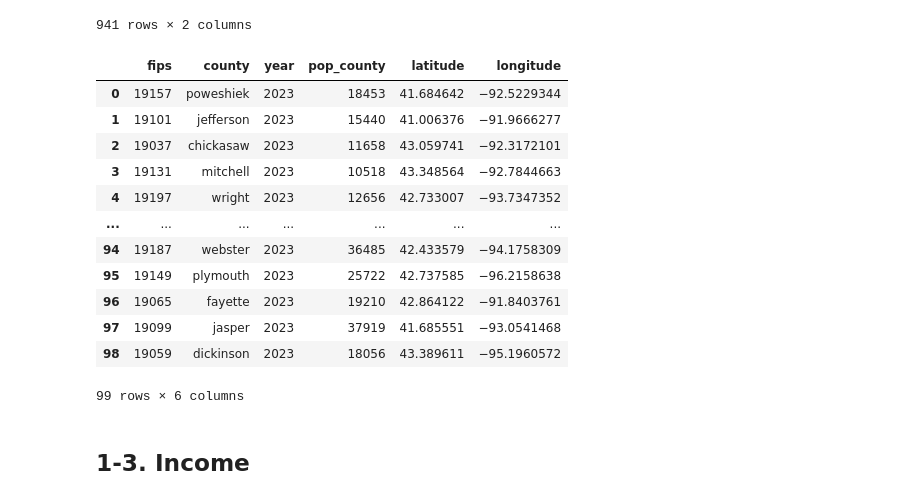
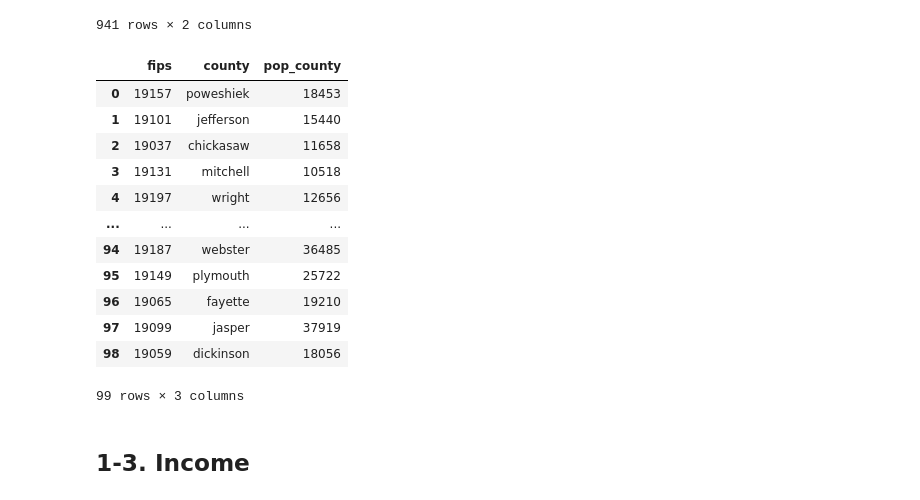
Before and after one commit to advanced-computing/fred-naga-lab2, a Jupyter notebook: iowa_liquor_naga.ipynb, the cells around one changed output. Saved outputs shown, nothing was run; the diff lists cells and outputs as text; code cells hidden in the pictures.

```diff
--- a/iowa_liquor_naga.ipynb
+++ b/iowa_liquor_naga.ipynb
@@ -173,43 +162,43 @@ df_pop_city
 # %%
 df_pop_county = pd.read_csv('data/population_county.csv')
 df_pop_county.columns = df_pop_county.columns.str.lower()
 df_pop_county.rename(columns={
     'population': 'pop_county'
 }, inplace=True)
 df_pop_county['year'] = df_pop_county['year'].str[-4:]
 df_pop_county['county'] = df_pop_county['county'].str[:-7]
 df_pop_county['county'] = df_pop_county['county'].str.lower()
 df_pop_county = df_pop_county[['fips','county', 'year', 'pop_county']]
 df_pop_county = df_pop_county[df_pop_county['year']=='2023']
 
 df_geo_county = pd.read_csv('data/geo_county.csv')
 df_geo_county.rename(columns={
     'Geographic Area Name (NAME)': 'county',
     'Internal Point (Latitude) (INTPTLAT)': 'latitude',
     'Internal Point (Longitude) (INTPTLON)': 'longitude'
 }, inplace=True)
 df_geo_county.columns = df_geo_county.columns.str.lower()
 df_geo_county['county'] = df_geo_county['county'].str[:-13]
 df_geo_county['county'] = df_geo_county['county'].str.lower()
 df_geo_county = df_geo_county[['county','latitude', 'longitude']]
-
-df_pop_geo_county = pd.merge(df_pop_county, df_geo_county, on='county', how='left')
-df_pop_geo_county.to_csv('data/pop_geo_county.csv', index=False)
-df_pop_geo_county
+df_pop_county = pd.merge(df_pop_county, df_geo_county, on='county', how='left')
+df_pop_county = df_pop_county[['fips', 'county', 'pop_county']]
+df_pop_county.to_csv('data/pop_county.csv', index=False)
+df_pop_county
 # %% [output]
-|  | fips | county | year | pop_county | latitude | longitude |
-| 0 | 19157 | poweshiek | 2023 | 18453 | 41.684642 | −92.5229344 |
-| 1 | 19101 | jefferson | 2023 | 15440 | 41.006376 | −91.9666277 |
-| 2 | 19037 | chickasaw | 2023 | 11658 | 43.059741 | −92.3172101 |
-| 3 | 19131 | mitchell | 2023 | 10518 | 43.348564 | −92.7844663 |
-| 4 | 19197 | wright | 2023 | 12656 | 42.733007 | −93.7347352 |
-| ... | ... | ... | ... | ... | ... | ... |
-| 94 | 19187 | webster | 2023 | 36485 | 42.433579 | −94.1758309 |
-| 95 | 19149 | plymouth | 2023 | 25722 | 42.737585 | −96.2158638 |
-| 96 | 19065 | fayette | 2023 | 19210 | 42.864122 | −91.8403761 |
-| 97 | 19099 | jasper | 2023 | 37919 | 41.685551 | −93.0541468 |
-| 98 | 19059 | dickinson | 2023 | 18056 | 43.389611 | −95.1960572 |
+|  | fips | county | pop_county |
+| 0 | 19157 | poweshiek | 18453 |
+| 1 | 19101 | jefferson | 15440 |
+| 2 | 19037 | chickasaw | 11658 |
+| 3 | 19131 | mitchell | 10518 |
+| 4 | 19197 | wright | 12656 |
+| ... | ... | ... | ... |
+| 94 | 19187 | webster | 36485 |
+| 95 | 19149 | plymouth | 25722 |
+| 96 | 19065 | fayette | 19210 |
+| 97 | 19099 | jasper | 37919 |
+| 98 | 19059 | dickinson | 18056 |
-99 rows × 6 columns
+99 rows × 3 columns
 # %% [markdown]
 ## 1-3. Income
 # %%
```
Also changed, not shown: parts of 11 cells of this notebook, 4 other files.
